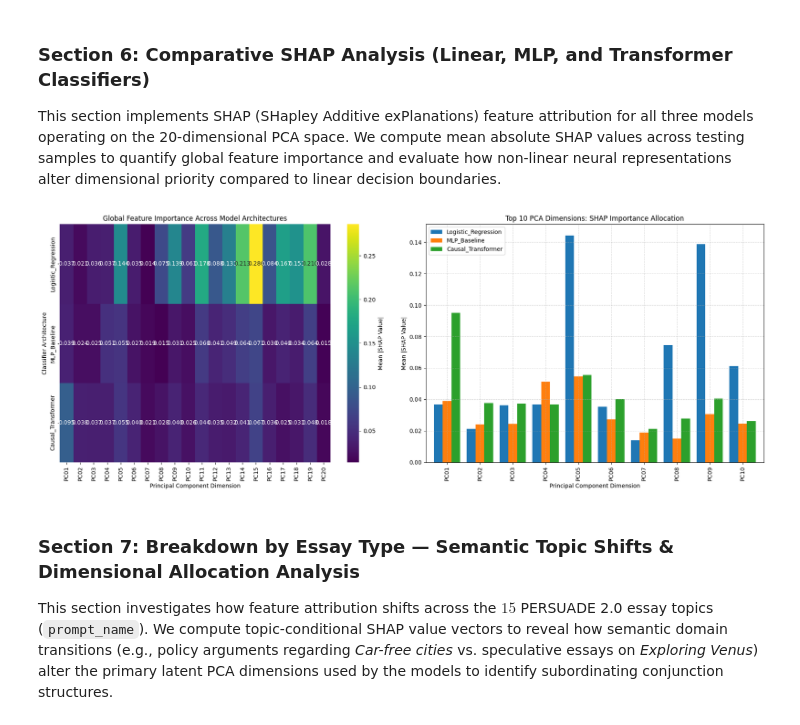
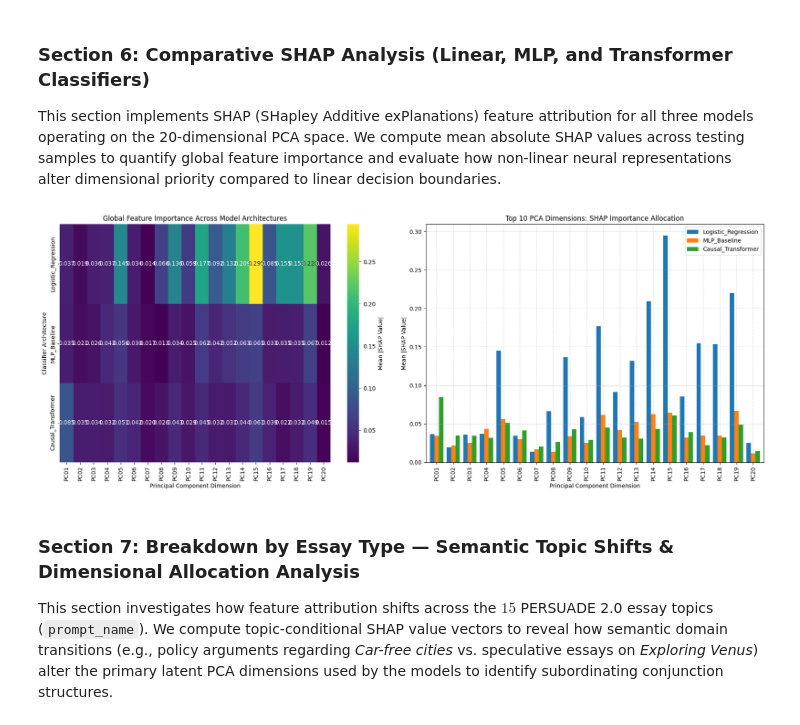
Before and after one commit to sanmquin/Subordinating-Conjunctions, a Jupyter notebook: 6.subordinating_conjunction_shap_and_attention_interpretability.ipynb, the cells around one changed output. Saved outputs shown, nothing was run; the diff lists cells and outputs as text; code cells hidden in the pictures.

```diff
--- a/6.subordinating_conjunction_shap_and_attention_interpretability.ipynb
+++ b/6.subordinating_conjunction_shap_and_attention_interpretability.ipynb
@@ -393,35 +393,35 @@ else:
     shap_tf_mean = np.mean(np.abs(shap_values_tf), axis=(0, 2))
 
 # Consolidate Global SHAP Comparisons
 pc_labels = [f"PC{i+1:02d}" for i in range(REDUCED_VECTOR_DIM)]
 df_shap_summary = pd.DataFrame({
     "PCA_Dimension": pc_labels,
     "Logistic_Regression": shap_lr_mean,
     "MLP_Baseline": shap_mlp_mean,
     "Causal_Transformer": shap_tf_mean
 }).set_index("PCA_Dimension")
 
 # Visualization: Comparative Global SHAP Feature Attributions
 fig, axes = plt.subplots(1, 2, figsize=(18, 7))
 
 # Heatmap Comparison
 sns.heatmap(df_shap_summary.T, cmap="viridis", annot=True, fmt=".3f", ax=axes[0], cbar_kws={'label': 'Mean |SHAP Value|'})
 axes[0].set_title("Global Feature Importance Across Model Architectures")
 axes[0].set_xlabel("Principal Component Dimension")
 axes[0].set_ylabel("Classifier Architecture")
 
 # Grouped Bar Chart Comparison for Top 10 Components
-df_shap_summary.iloc[:10].plot(kind="bar", ax=axes[1], width=0.8)
+df_shap_summary.iloc[:20].plot(kind="bar", ax=axes[1], width=0.8)
 axes[1].set_title("Top 10 PCA Dimensions: SHAP Importance Allocation")
 axes[1].set_ylabel("Mean |SHAP Value|")
 axes[1].set_xlabel("Principal Component Dimension")
 axes[1].grid(True, linestyle="--", alpha=0.5)
 
 plt.tight_layout()
 plt.savefig("subordinating_conjunction_shap_model_comparison.png", dpi=300)
 plt.show()
 # %% [output]
-[figure, old version]
+[figure, new version]
 # %% [markdown]
 ### Section 7: Breakdown by Essay Type — Semantic Topic Shifts & Dimensional Allocation Analysis
 
```
